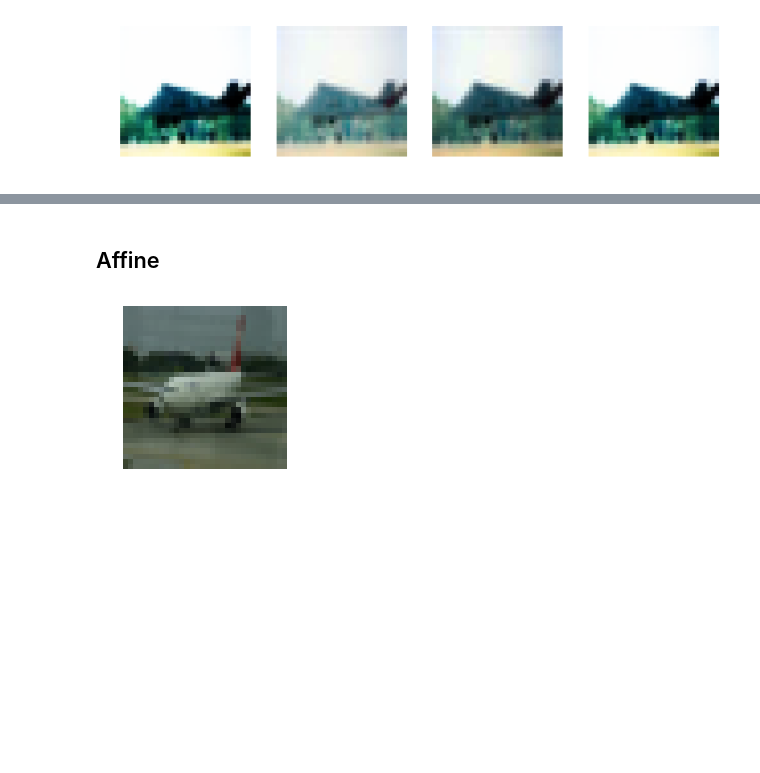
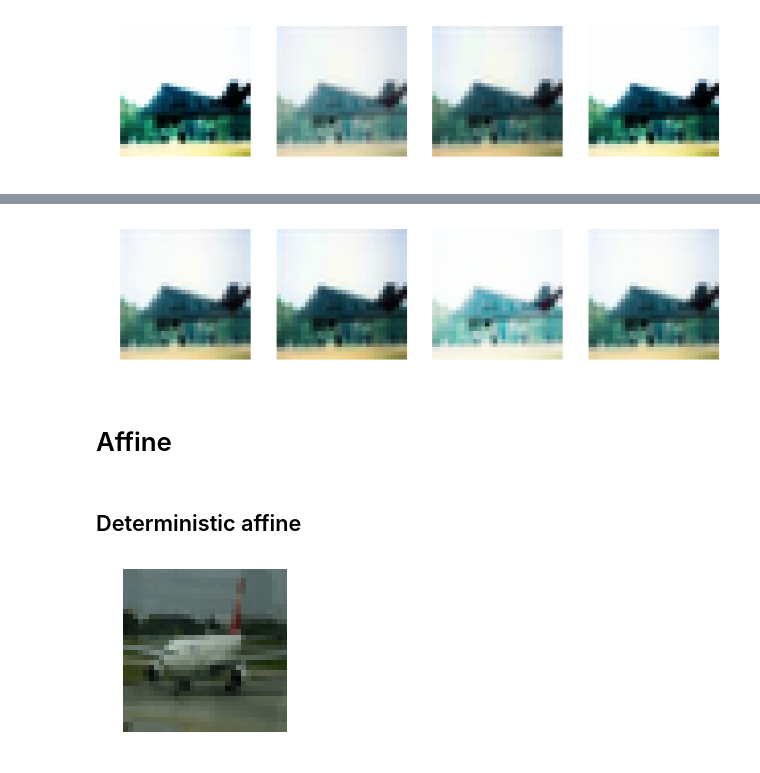
Before and after one commit to fastai/fastai_old, a Jupyter notebook: dev_nb/002_images.ipynb, the cells around one changed output, grey strips where cells are left out. Drawn from its saved outputs; the diff is of its cells as text; code cells hidden in the pictures; blank space fills up the shorter version.

```diff
--- a/dev_nb/002_images.ipynb
+++ b/dev_nb/002_images.ipynb
@@ -287,0 +305,7 @@ for ax in axes: show_image(tfm(x()), ax)
+# %%
+_,axes = plt.subplots(1,4, figsize=(12,3))
+
+tfm = apply_pixel_tfm(brightness_tfm(change=(0.2,0.8)))
+for ax in axes: show_image(tfm(x()), ax)
+# %% [output]
+[figure, added]
@@ -288,5 +315,7 @@ for ax in axes: show_image(tfm(x()), ax)
 # %% [markdown]
-## Affine
+# Affine
+# %% [markdown]
+## Deterministic affine
 # %%
 def grid_sample(x, coords, padding='reflect'):
     if padding=='reflect': # Reflect padding isn't implemented in grid_sample yet
```
Also changed, not shown: parts of 13 cells of this notebook.
